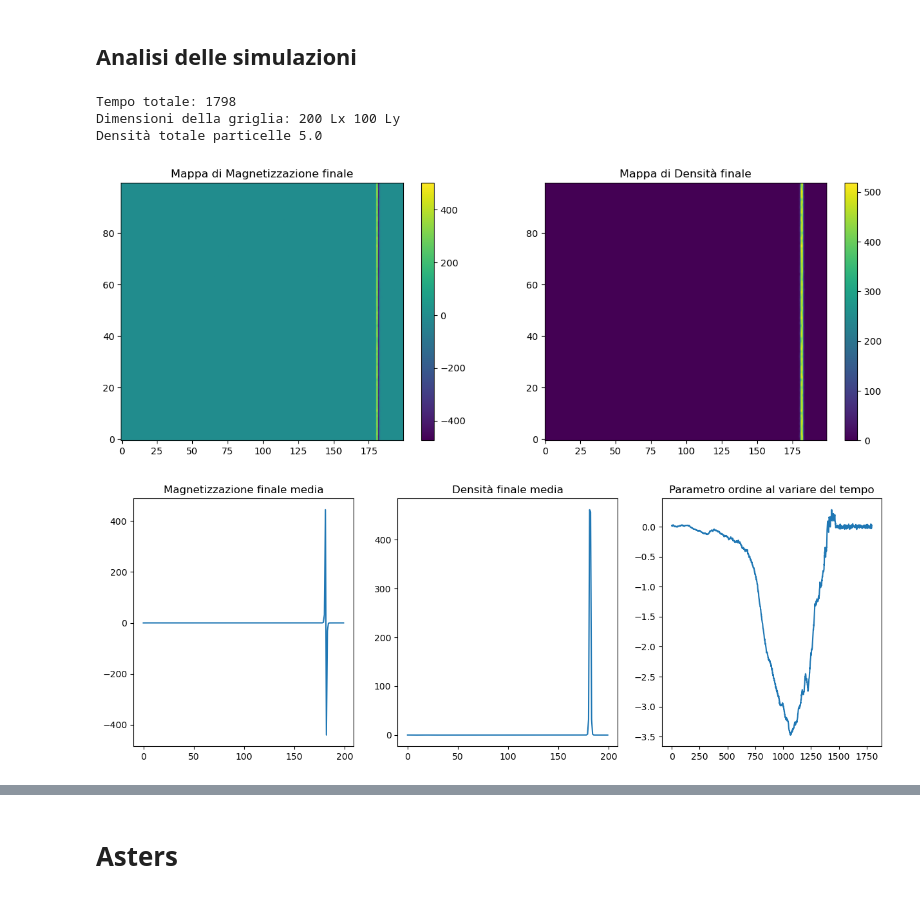
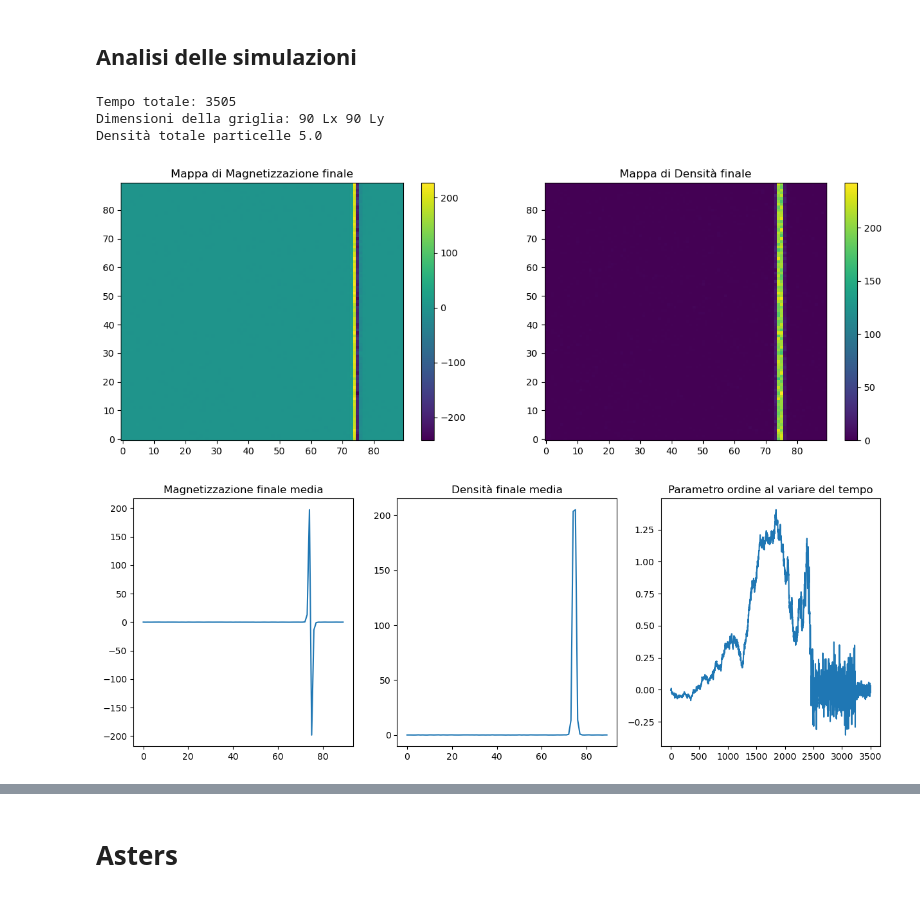
Before and after one commit to AnnaTettamanti/AIM-simulation, a Jupyter notebook: lanciaanalisi.ipynb, the cells around one changed output, grey strips where cells are left out. Saved outputs shown, nothing was run; the diff lists cells and outputs as text; code cells hidden in the pictures.

```diff
--- a/lanciaanalisi.ipynb
+++ b/lanciaanalisi.ipynb
@@ -8,46 +8,47 @@ from analisirisultati import *
 # %%
 from scipy.io import loadmat # type: ignore
 
-percorso = '/Users/annat/Dati/codici da far girare/T0.200gamma0.02frames_m.mat'
-percorso2 = '/Users/annat/Dati/codici da far girare/T0.200gamma0.02frames_d.mat'
+percorso = '/Users/annat/Dati/AIM simulation/AIM-simulation/5L90frames_m.mat'
+percorso2 = '/Users/annat/Dati/AIM simulation/AIM-simulation/5L90frames_d.mat'
 
 dati = loadmat(percorso)
 dati2 = loadmat(percorso2)
 
 T = 0.2
 D = 1
 gamma = 0.02
-metodo_calcolo = 3
-frames = 2_500
+metodo_calcolo = 1
+frames = 5_000
+t_tot = 8_000_000
 
 magnet = dati['frames_m']
 magnet = np.array(magnet, dtype=np.float64)
 
 density = dati2['frames_d']
 density = np.array(density, dtype=np.float64)
 
 magnet_finale = magnet[-1, :, :]
 magnet_finale =  np.squeeze(magnet_finale)
 
 density_finale = density[-1, :, :]
 density_finale =  np.squeeze(density_finale)
 
 tempo = np.shape(magnet)[0]
 Lx = np.shape(magnet)[2]
 Ly = np.shape(magnet)[1]
 densità_particelle = np.sum(density_finale)/(Lx*Ly)
 print('Tempo totale:', tempo)
 print('Dimensioni della griglia:', Lx, 'Lx', Ly, 'Ly')
 print('Densità totale particelle', densità_particelle)
 
 
 plot_finali(magnet, density, tempo, Lx, Ly)
 # %% [output]
-Tempo totale: 1798
-Dimensioni della griglia: 200 Lx 100 Ly
+Tempo totale: 3505
+Dimensioni della griglia: 90 Lx 90 Ly
 Densità totale particelle 5.0
-[figure, old version]
+[figure, new version]
-[figure, old version]
+[figure, new version]
 # %%
 soglia = istogrammi_soglia(magnet, density, prime_immagini=50)
 # %% [output]
```
Also changed, not shown: parts of 11 cells of this notebook, 5 other files.
